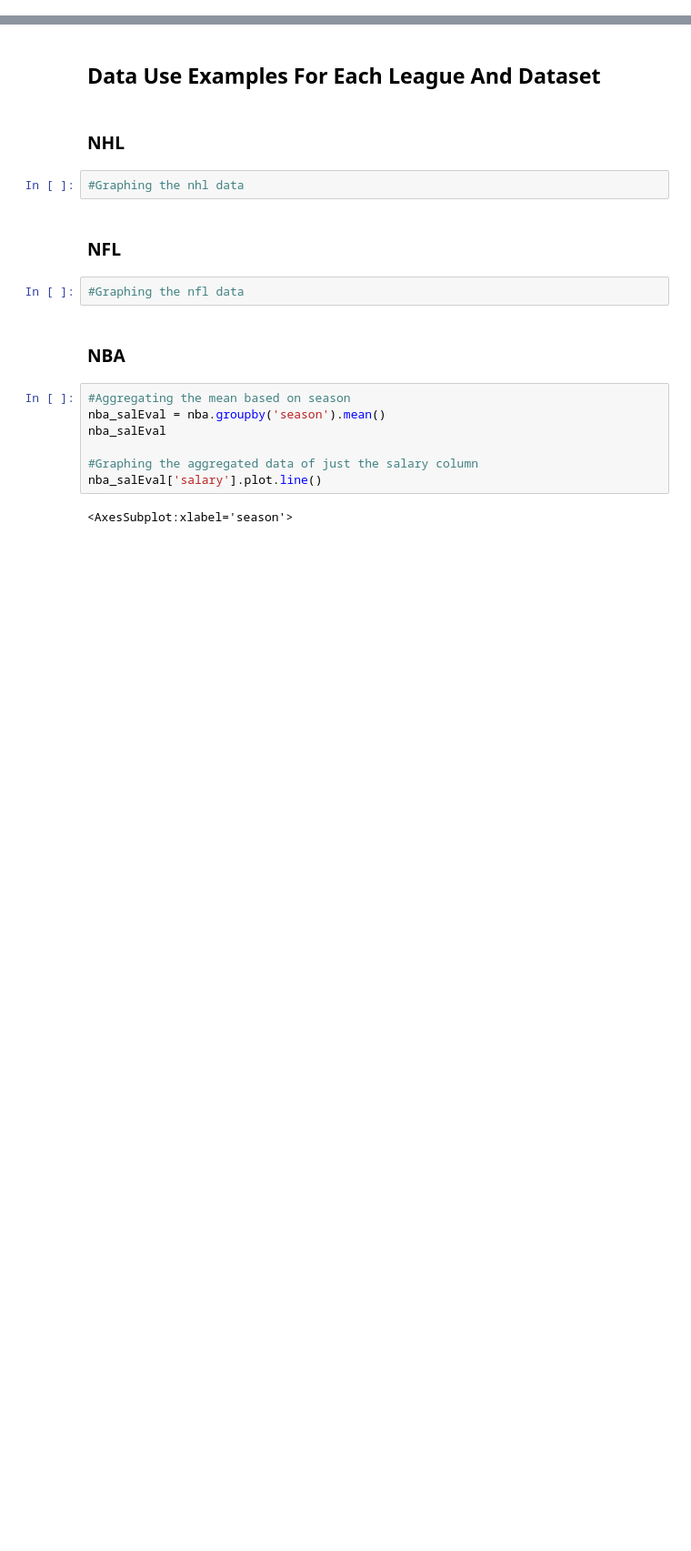
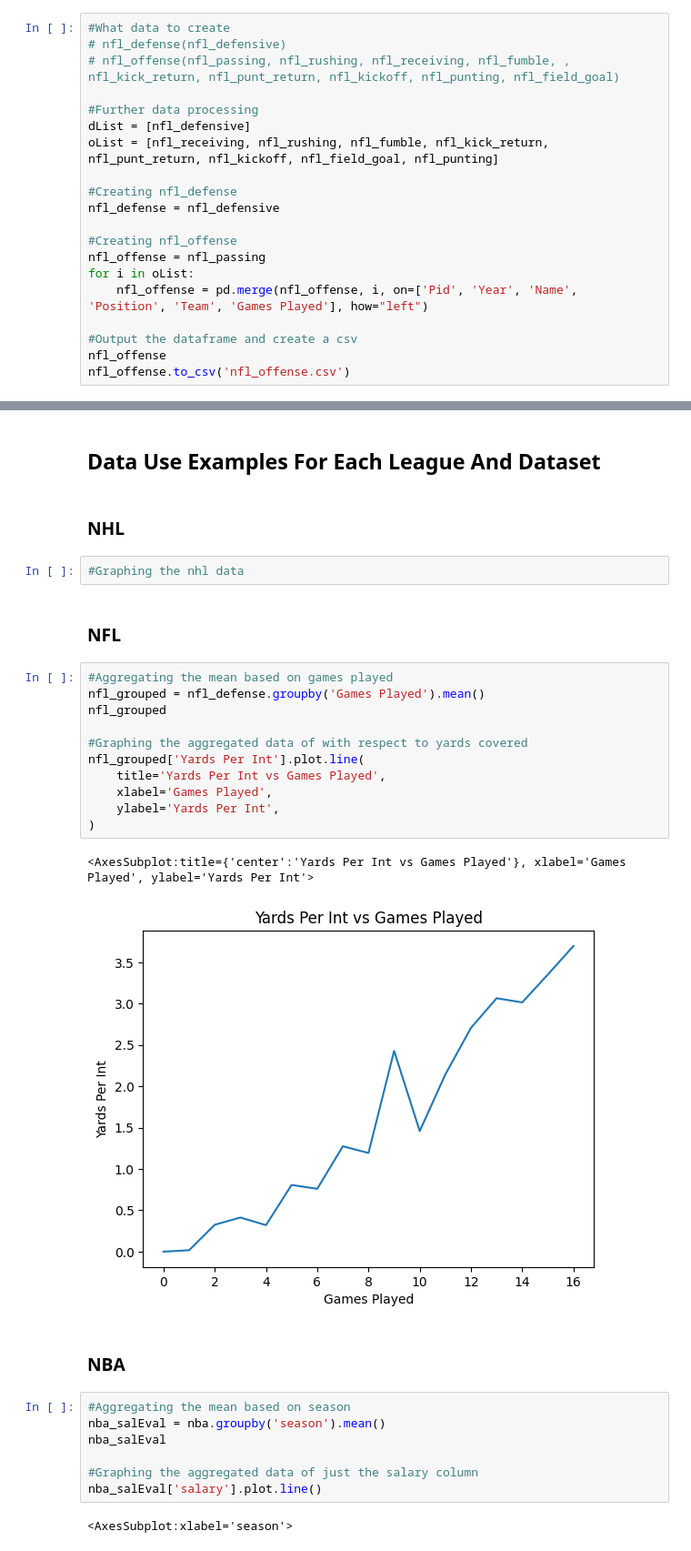
Before and after one commit to stevensryanw/stevensryanw.github.io, a Jupyter notebook: main.ipynb, the cells around one changed output, grey strips where cells are left out. Shown at 91% size. Cells and saved outputs as stored; diff of their text form; blank space fills up the shorter version.

```diff
--- a/main.ipynb
+++ b/main.ipynb
@@ -154 +137,21 @@ nfl_offense
+# %%
+#What data to create
+# nfl_defense(nfl_defensive)
+# nfl_offense(nfl_passing, nfl_rushing, nfl_receiving, nfl_fumble, , nfl_kick_return, nfl_punt_return, nfl_kickoff, nfl_punting, nfl_field_goal)
+
+#Further data processing
+dList = [nfl_defensive]
+oList = [nfl_receiving, nfl_rushing, nfl_fumble, nfl_kick_return, nfl_punt_return, nfl_kickoff, nfl_field_goal, nfl_punting]
+
+#Creating nfl_defense
+nfl_defense = nfl_defensive
+
+#Creating nfl_offense
+nfl_offense = nfl_passing
+for i in oList:
+    nfl_offense = pd.merge(nfl_offense, i, on=['Pid', 'Year', 'Name', 'Position', 'Team', 'Games Played'], how="left")
+
+#Output the dataframe and create a csv
+nfl_offense
+nfl_offense.to_csv('nfl_offense.csv')
 # %%
@@ -204,8 +223,20 @@ nba
 #Graphing the nhl data
 # %% [markdown]
 ### NFL
-# %%
-#Graphing the nfl data
+# %%
+#Aggregating the mean based on games played
+nfl_grouped = nfl_defense.groupby('Games Played').mean()
+nfl_grouped
+
+#Graphing the aggregated data of with respect to yards covered
+nfl_grouped['Yards Per Int'].plot.line(
+    title='Yards Per Int vs Games Played',
+    xlabel='Games Played',
+    ylabel='Yards Per Int',
+)
+# %% [output]
+<AxesSubplot:title={'center':'Yards Per Int vs Games Played'}, xlabel='Games Played', ylabel='Yards Per Int'>
+[figure, added]
 # %% [markdown]
 ### NBA
 # %%
```
Also changed, not shown: parts of 9 cells of this notebook, 6 other files.
